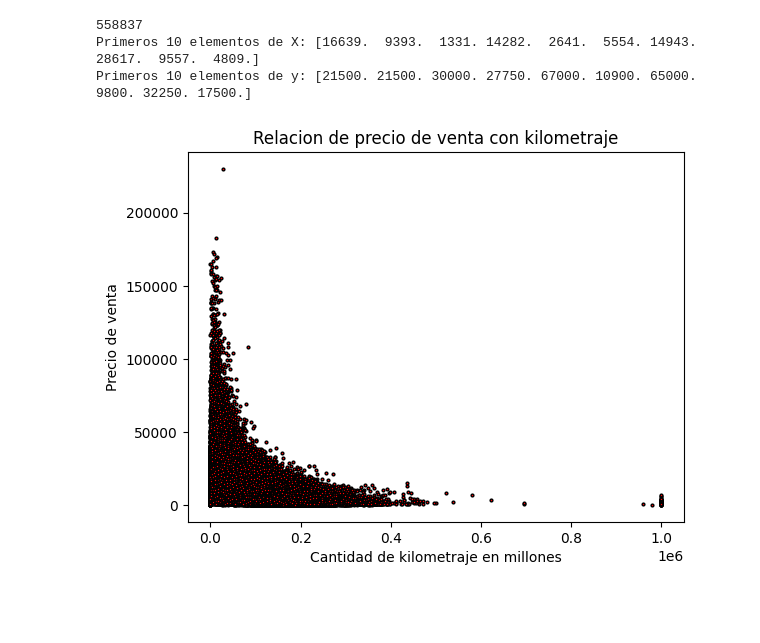
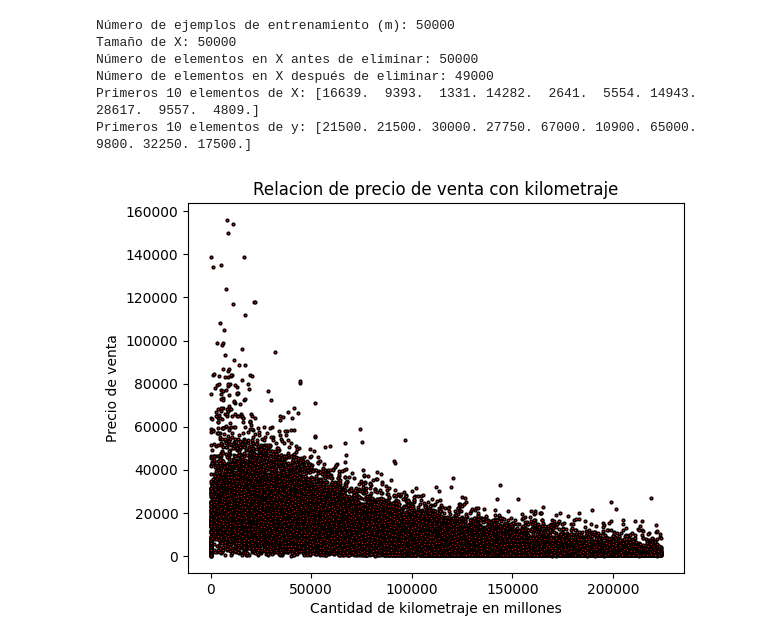
Before and after one commit to richardcruz98/Inteligencia-Artificial-I, a Jupyter notebook: Laboratorios/Lab 1/Lab1.ipynb, the cells around one changed output. Saved outputs shown, nothing was run; the diff lists cells and outputs as text; code cells hidden in the pictures; blank space fills up the shorter version.

```diff
--- a/Laboratorios/Lab 1/Lab1.ipynb
+++ b/Laboratorios/Lab 1/Lab1.ipynb
@@ -14,20 +14,45 @@ from mpl_toolkits.mplot3d import Axes3D  # Necesario para graficar superficies 3
 %matplotlib inline
 # %%
 # Leer el archivo CSV
-data = pd.read_csv('E:\Inteligencia Artificial I\IA repositorio\datasets\car_prices.csv')
+data = pd.read_csv(r'E:\Inteligencia Artificial I\IA repositorio\datasets\car_prices.csv')
 
-# Suponiendo que las dos primeras columnas son las que necesitas para X e y
-X = data.iloc[:, 9].values  # Primera columna, Kilometraje
-y = data.iloc[:, 14].values  # Segunda columna, Precio de venta
-m = y.size  # m = numero de ejemplos de entrenamiento
-print(m)
+# Seleccionar los primeros 10,000 elementos de las columnas especificadas
+X = data.iloc[:50000, 9].values  # Primera columna, Kilometraje
+y = data.iloc[:50000, 14].values  # Segunda columna, Precio de venta
+
+# Número de ejemplos de entrenamiento
+m = y.size
+print("Número de ejemplos de entrenamiento (m):", m)
+print("Tamaño de X:", X.size)
+
+# Convertir X a un array de numpy
+X = np.array(X)
+y = np.array(y)
+
+# Encontrar los índices de los 1,000 valores más altos en X
+num_to_remove = 1000
+indices_of_top = np.argsort(X)[-num_to_remove:]  # Índices de los valores más altos
+
+# Eliminar los valores en esas posiciones de X y y
+mask = np.ones(len(X), dtype=bool)
+mask[indices_of_top] = False
+
+X_filtered = X[mask]
+y_filtered = y[mask]
+
+# Imprimir los resultados
+print("Número de elementos en X antes de eliminar:", len(X))
+print("Número de elementos en X después de eliminar:", len(X_filtered))
 # Imprimir los primeros 10 elementos de X
-print("Primeros 10 elementos de X:", X[:10])
+print("Primeros 10 elementos de X:", X_filtered [:10])
 
 # Imprimir los primeros 10 elementos de y
-print("Primeros 10 elementos de y:", y[:10])
+print("Primeros 10 elementos de y:", y_filtered [:10])
 # %% [output]
-558837
+Número de ejemplos de entrenamiento (m): 50000
+Tamaño de X: 50000
+Número de elementos en X antes de eliminar: 50000
+Número de elementos en X después de eliminar: 49000
 Primeros 10 elementos de X: [16639.  9393.  1331. 14282.  2641.  5554. 14943. 28617.  9557.  4809.]
 Primeros 10 elementos de y: [21500. 21500. 30000. 27750. 67000. 10900. 65000.  9800. 32250. 17500.]
 # %%
@@ -40,7 +65,7 @@ def plotData(x, y):
     pyplot.ylabel('Precio de venta')
     pyplot.xlabel('Cantidad de kilometraje en millones')
     pyplot.title('Relacion de precio de venta con kilometraje')
-# %%
-plotData(X, y)
-# %% [output]
-[figure, removed]
+# %%
+plotData(X_filtered, y_filtered)
+# %% [output]
+[figure, added]
```
Also changed, not shown: parts of 11 cells of this notebook.
